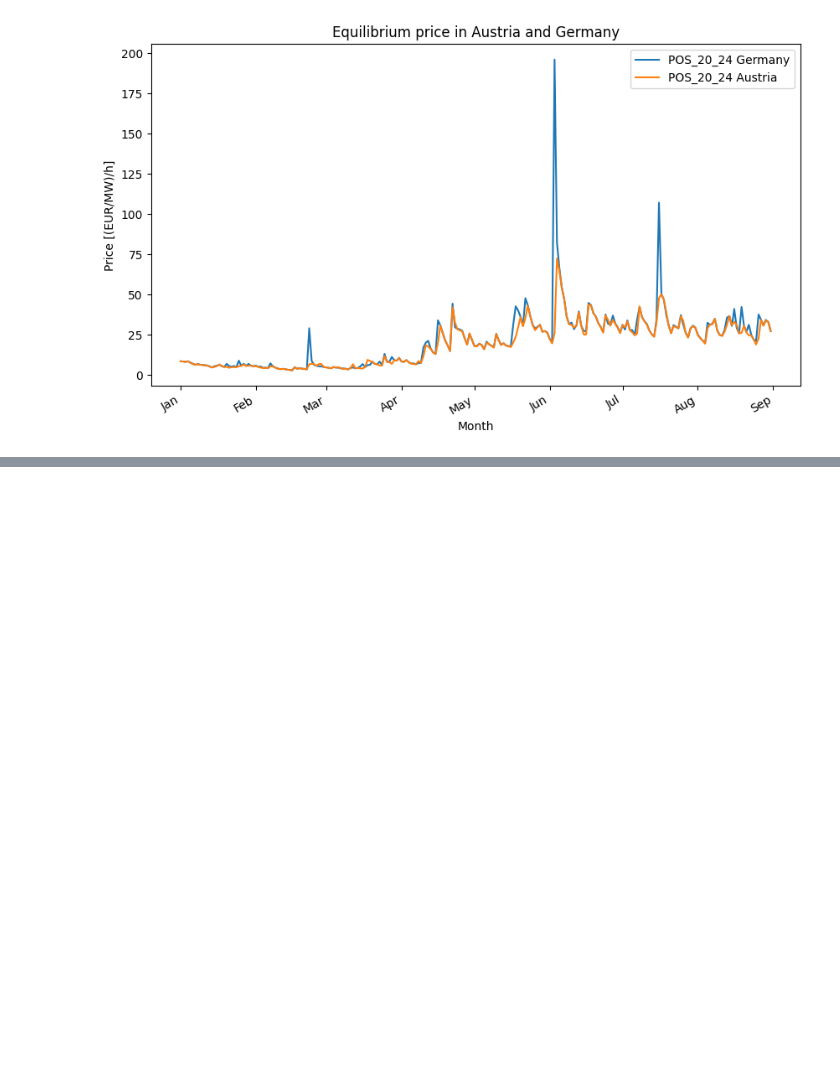
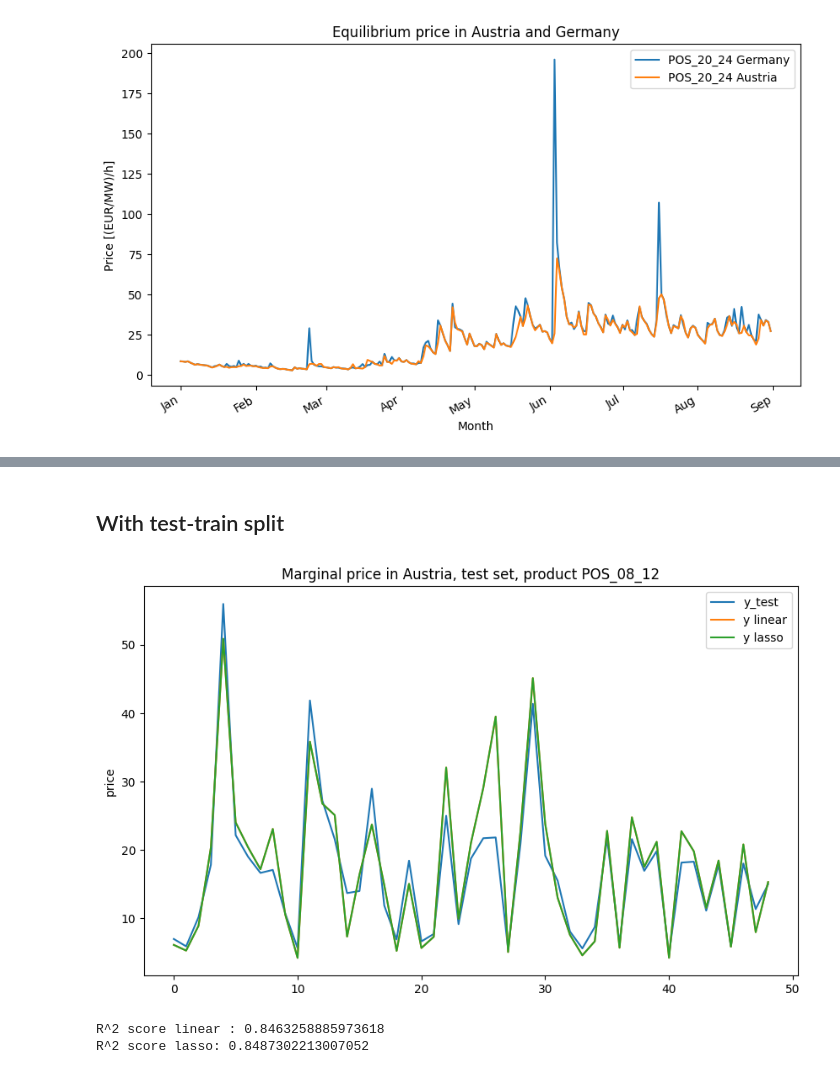
Before and after one commit to vdorseuil/ML_forecast, a Jupyter notebook: main.ipynb, the cells around one changed output, grey strips where cells are left out. Cells and saved outputs as stored; diff of their text form; code cells hidden in the pictures; blank space fills up the shorter version.

```diff
--- a/main.ipynb
+++ b/main.ipynb
@@ -202,0 +371,46 @@ df_price_germany
+# %% [markdown]
+## With test-train split
+# %%
+result = df_results['PRODUCT'][2]
+columns = ["DATE_FROM", "AUSTRIA_MIN_CAPACITY_PRICE_[(EUR/MW)/h]", "AUSTRIA_AVERAGE_CAPACITY_PRICE_[(EUR/MW)/h]", "AUSTRIA_MARGINAL_CAPACITY_PRICE_[(EUR/MW)/h]"]
+df_price_austria = df_results.loc[df_results['PRODUCT'] == result, columns]
+
+X = df_price_austria[columns[0:3]]
+y = df_price_austria[columns[3:4]]
+
+X_train, X_test, y_train, y_test = train_test_split(X, y, test_size=0.2, random_state=42)
+X_train_features, X_test_features = X_train[columns[1:3]], X_test[columns[1:3]]
+
+model_lin = LinearRegression()
+model_lin.fit(X_train_features, y_train)
+
+y_pred_lin = model_lin.predict(X_test_features)
+df_pred_lin = pd.DataFrame(y_pred_lin)
+
+model_lasso = Lasso(alpha=0.1)
+model_lasso.fit(X_train_features, y_train)
+
+y_pred_lasso = model_lin.predict(X_test_features)
+df_pred_lin = pd.DataFrame(y_pred_lasso)
+
+
+plt.figure(figsize=(10, 6))
+plt.plot(y_test.values, label='y_test')
+plt.plot(y_pred_lin, label='y linear')
+plt.plot(y_pred_lasso, label='y lasso')
+
+
+plt.ylabel('price')
+plt.title(f'Marginal price in Austria, test set, product {result}')
+plt.legend()
+plt.show()
+# %% [output]
+[figure, added]
+# %%
+r2_score = model_lin.score(X_test_features, y_test)
+print(f"R^2 score linear : {r2_score}")
+r2_score = model_lasso.score(X_test_features, y_test)
+print(f"R^2 score lasso: {r2_score}")
+# %% [output]
+R^2 score linear : 0.8463258885973618
+R^2 score lasso: 0.8487302213007052
```
Also changed, not shown: parts of 21 cells of this notebook, 1 other file.
